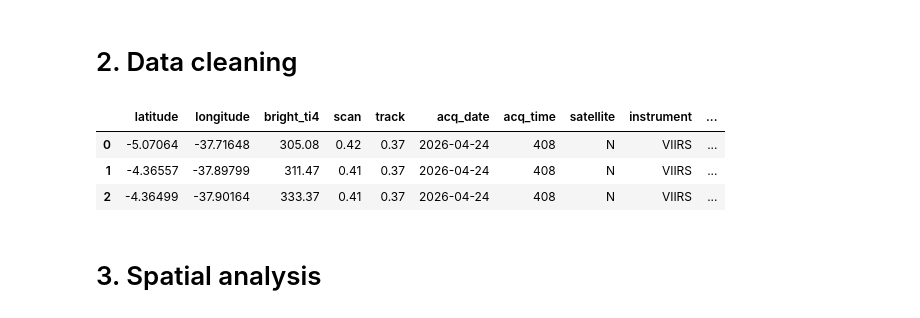
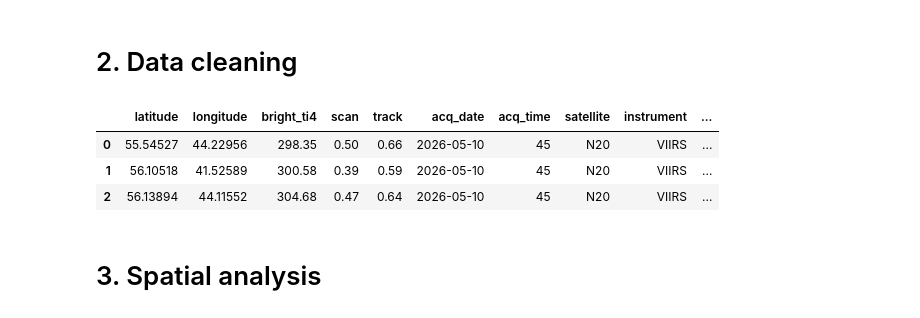
Before and after one commit to javierfeller/Project_SDS, a Jupyter notebook: notebooks/wildfire_project.ipynb, the cells around one changed output. Saved outputs shown, nothing was run; the diff lists cells and outputs as text; code cells hidden in the pictures.

```diff
--- a/notebooks/wildfire_project.ipynb
+++ b/notebooks/wildfire_project.ipynb
@@ -11,0 +10,15 @@ df.head(3)
+# %%
+area_url='https://firms.modaps.eosdis.nasa.gov/api/area/csv/38064bff4711161d2878baf2b432ef5f/VIIRS_NOAA20_NRT/world/2'
+
+response=requests.get(area_url)
+# print(response.text) #here I saw that its already plain text and not json to parse, no .json() to unpack required
+
+#Check
+if response.status_code==200:
+      print("Request worked")
+else:
+      print("Request did not work")
+
+# Create dataframe
+df_area = pd.read_csv(area_url)
+df_area
@@ -12,14 +40,13 @@ df.head(3)
 # %% [markdown]
 # 2. Data cleaning
 # %%
-import geopandas as gpd
-wildfire_gdf=gpd.GeoDataFrame(df, geometry=gpd.points_from_xy(df["longitude"], df["latitude"]), crs=(4326))
+wildfire_gdf=gpd.GeoDataFrame(df_area, geometry=gpd.points_from_xy(df_area["longitude"], df_area["latitude"]), crs=(4326))
 wildfire_gdf.head(3)
 # %% [output]
 |  | latitude | longitude | bright_ti4 | scan | track | acq_date | acq_time | satellite | instrument | ... |
-| 0 | -5.07064 | -37.71648 | 305.08 | 0.42 | 0.37 | 2026-04-24 | 408 | N | VIIRS | ... |
-| 1 | -4.36557 | -37.89799 | 311.47 | 0.41 | 0.37 | 2026-04-24 | 408 | N | VIIRS | ... |
-| 2 | -4.36499 | -37.90164 | 333.37 | 0.41 | 0.37 | 2026-04-24 | 408 | N | VIIRS | ... |
+| 0 | 55.54527 | 44.22956 | 298.35 | 0.50 | 0.66 | 2026-05-10 | 45 | N20 | VIIRS | ... |
+| 1 | 56.10518 | 41.52589 | 300.58 | 0.39 | 0.59 | 2026-05-10 | 45 | N20 | VIIRS | ... |
+| 2 | 56.13894 | 44.11552 | 304.68 | 0.47 | 0.64 | 2026-05-10 | 45 | N20 | VIIRS | ... |
 # %% [markdown]
 # 3. Spatial analysis
 # %%
```
Also changed, not shown: parts of 16 cells of this notebook.
